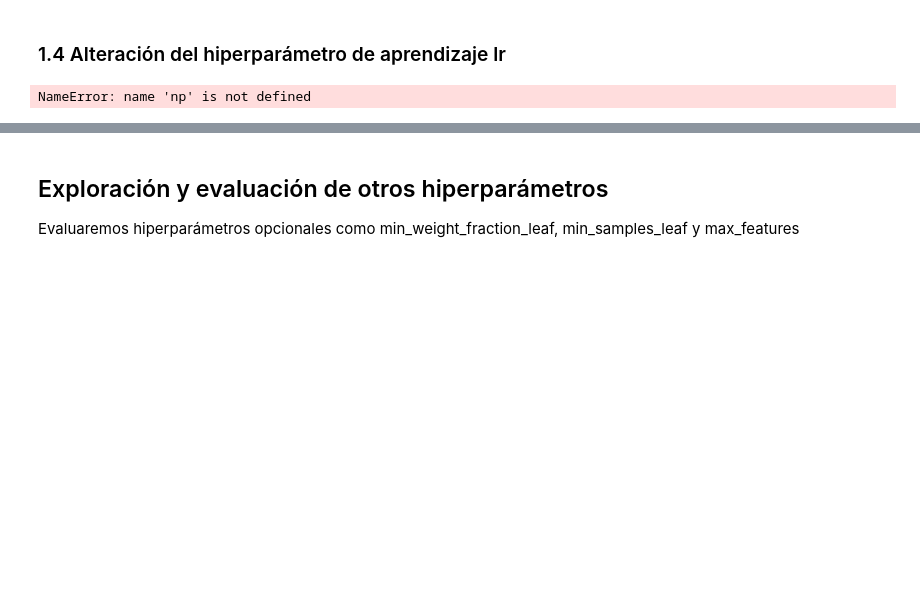
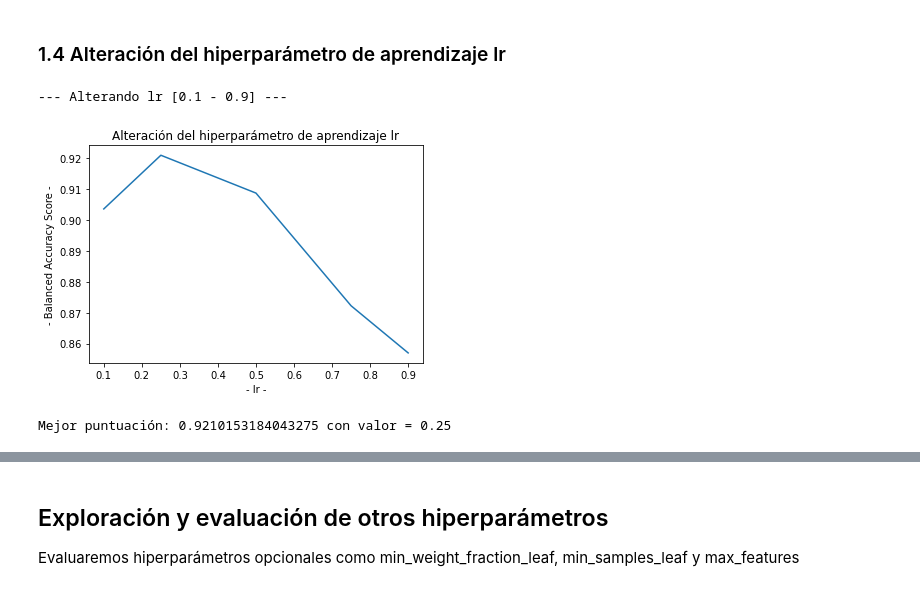
Before and after one commit to KWERTYX/SequentialModelAlgorithm, a Jupyter notebook: tests_AdultsDataset.ipynb, the cells around one changed output, grey strips where cells are left out. Drawn from its saved outputs; the diff is of its cells as text; code cells hidden in the pictures; blank space fills up the shorter version.

```diff
--- a/tests_AdultsDataset.ipynb
+++ b/tests_AdultsDataset.ipynb
@@ -41,7 +107,7 @@ print('\n--- Alterando sample_size ['+str(np.min(values))+' - '+str(np.max(value
 scores = []
 
 for v in range(len(values)):
-    SeqTree = SequencialDecisionTreeAlgorithm(ntree = values[v], sample_size = 0.65, max_depth = 10, lr = 0.1)
+    SeqTree = SequentialDecisionTreeAlgorithm(ntree = values[v], sample_size = 0.65, max_depth = 10, lr = 0.1)
     trees, score = SeqTree.start(attributes_cols = attr_cols, objetive_col = obj_col)
     scores.append(score)
 
@@ -151,24 +217,26 @@ Mejor puntuación: 0.9119241483786409 con valor = 10
 # %%
 values = [0.1, 0.25, 0.5, 0.75, 0.9]
 print('\n--- Alterando lr ['+str(np.min(values))+' - '+str(np.max(values))+'] ---')
 
 scores = []
 for v in range(len(values)):
-    SeqTree = SequencialDecisionTreeAlgorithm(ntree = 300, sample_size = 0.65, max_depth = 10, lr = values[v])
+    SeqTree = SequentialDecisionTreeAlgorithm(ntree = 300, sample_size = 0.65, max_depth = 10, lr = values[v])
     trees, score = SeqTree.start(attributes_cols = attr_cols, objetive_col = obj_col)
     scores.append(score)
 
 # Realizamos una gráfica para determinar cómo afecta ntree a la puntuación
 plt.plot(values, scores)
 plt.xlabel('- lr -')
 plt.ylabel('- Balanced Accuracy Score -')
 plt.title('Alteración del hiperparámetro de aprendizaje lr')
 plt.show()
 
 m = np.argmax(scores)
 print('Mejor puntuación: '+str(scores[m])+' con valor = '+str(values[m]))
 # %% [output]
-NameError: name 'np' is not defined
+--- Alterando lr [0.1 - 0.9] ---
+[figure, added]
+Mejor puntuación: 0.9210153184043275 con valor = 0.25
 # %%
 values = [0.1, 0.25, 0.5, 0.75, 0.9]
 print('\n--- Alterando 5 veces lr ['+str(np.min(values))+' - '+str(np.max(values))+'] ---')
```
Also changed, not shown: parts of 19 cells of this notebook, 27 other files.
